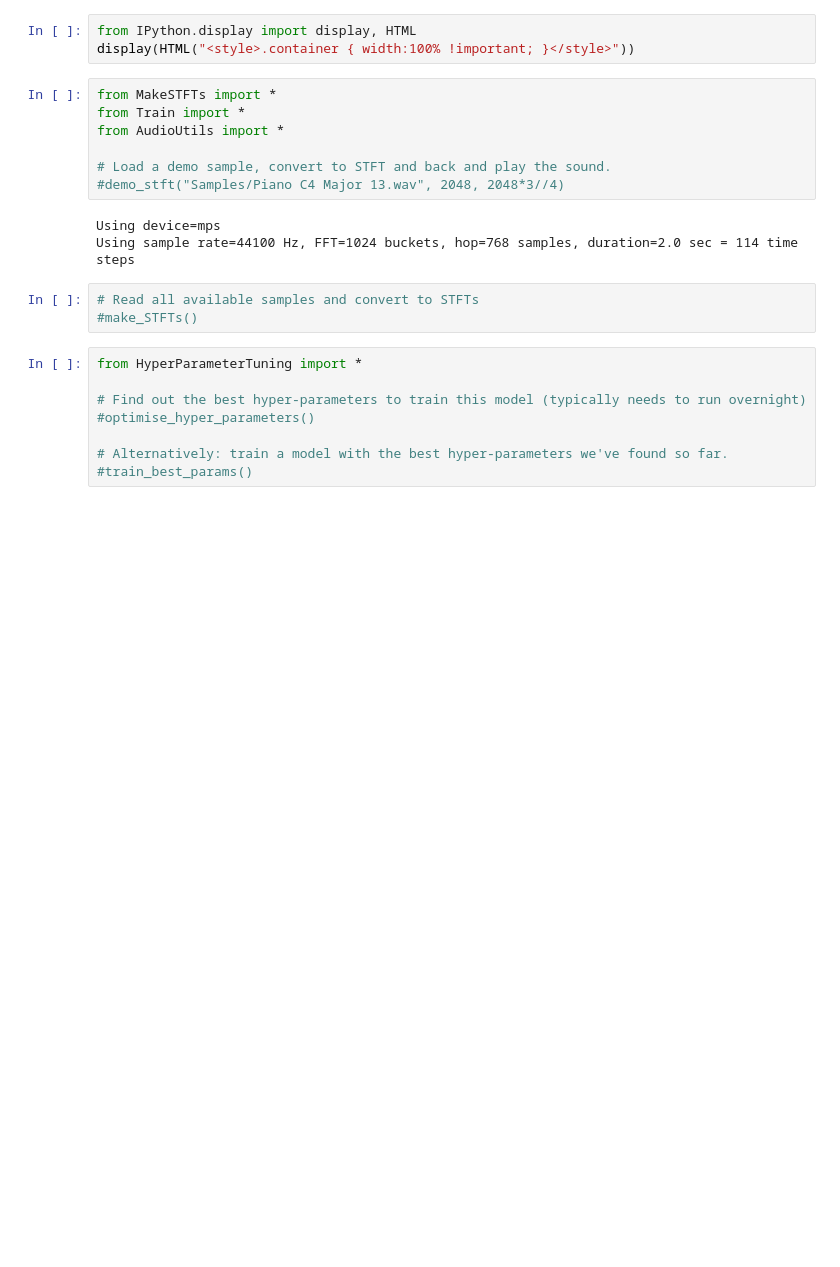
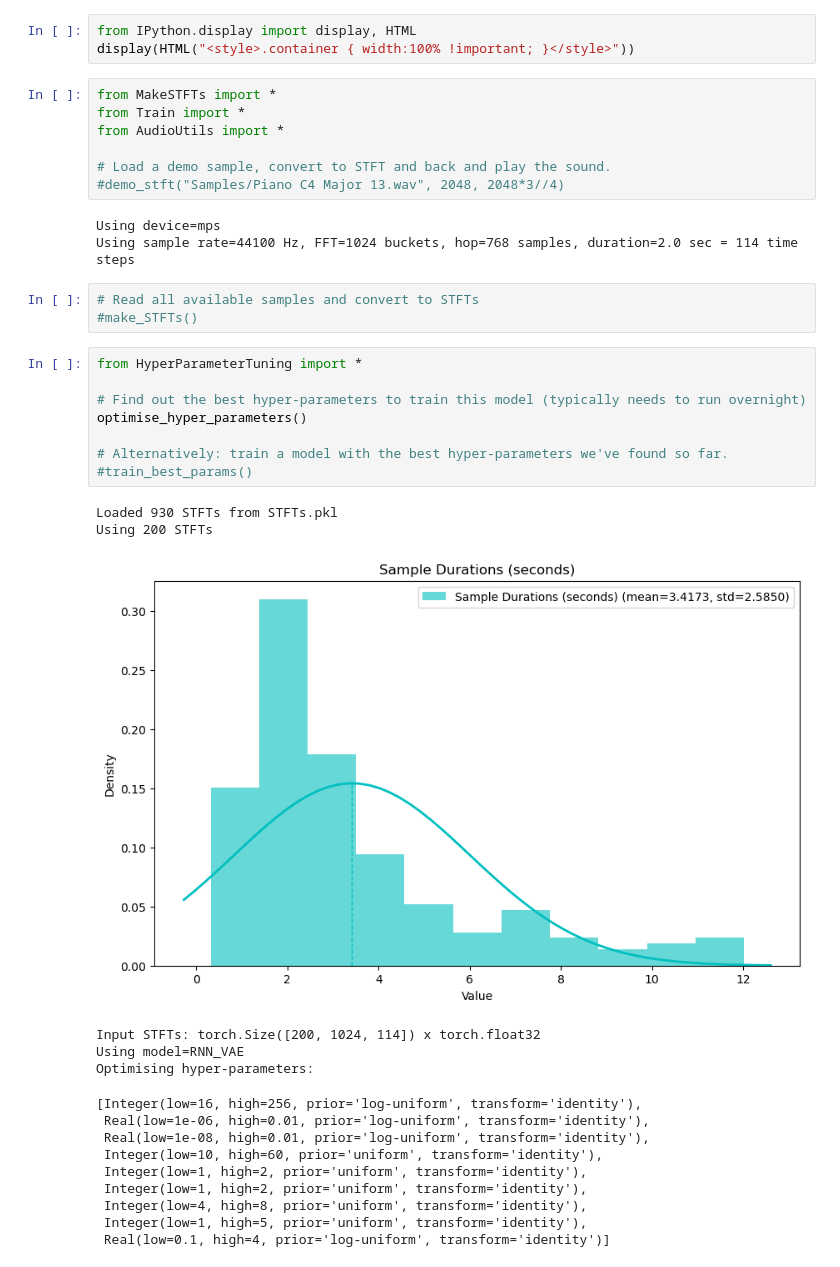
Before and after one commit to RikMaxSpeed/SampleGen, a Jupyter notebook: MakeAndTrain.ipynb, the cells around one changed output. Saved outputs shown, nothing was run; the diff lists cells and outputs as text; blank space fills up the shorter version.

```diff
--- a/MakeAndTrain.ipynb
+++ b/MakeAndTrain.ipynb
@@ -17,8 +17,24 @@ Using sample rate=44100 Hz, FFT=1024 buckets, hop=768 samples, duration=2.0 sec
 # %%
 from HyperParameterTuning import *
 
 # Find out the best hyper-parameters to train this model (typically needs to run overnight)
-#optimise_hyper_parameters()
+optimise_hyper_parameters()
 
 # Alternatively: train a model with the best hyper-parameters we've found so far.
 #train_best_params()
+# %% [output]
+Loaded 930 STFTs from STFTs.pkl
+Using 200 STFTs
+[figure, added]
+Input STFTs: torch.Size([200, 1024, 114]) x torch.float32
+Using model=RNN_VAE
+Optimising hyper-parameters:
+[Integer(low=16, high=256, prior='log-uniform', transform='identity'),
+ Real(low=1e-06, high=0.01, prior='log-uniform', transform='identity'),
+ Real(low=1e-08, high=0.01, prior='log-uniform', transform='identity'),
+ Integer(low=10, high=60, prior='uniform', transform='identity'),
+ Integer(low=1, high=2, prior='uniform', transform='identity'),
+ Integer(low=1, high=2, prior='uniform', transform='identity'),
+ Integer(low=4, high=8, prior='uniform', transform='identity'),
+ Integer(low=1, high=5, prior='uniform', transform='identity'),
+ Real(low=0.1, high=4, prior='log-uniform', transform='identity')]
```
Also changed, not shown: parts of 2 cells of this notebook, 4 other files.
